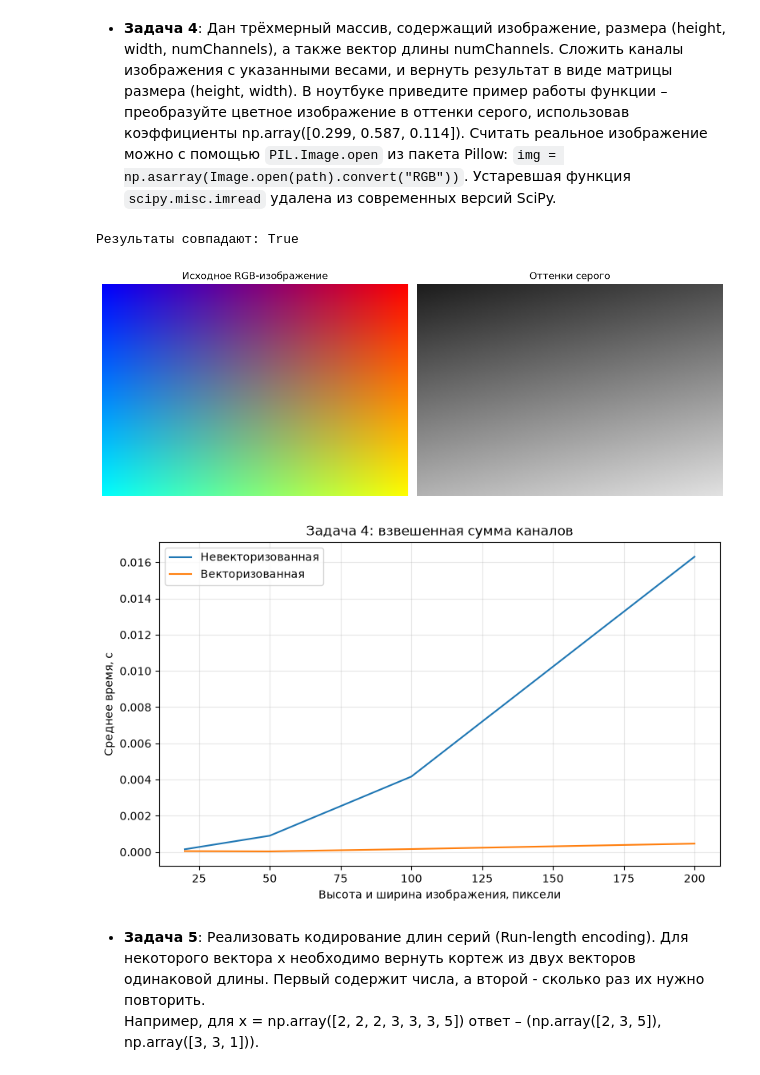
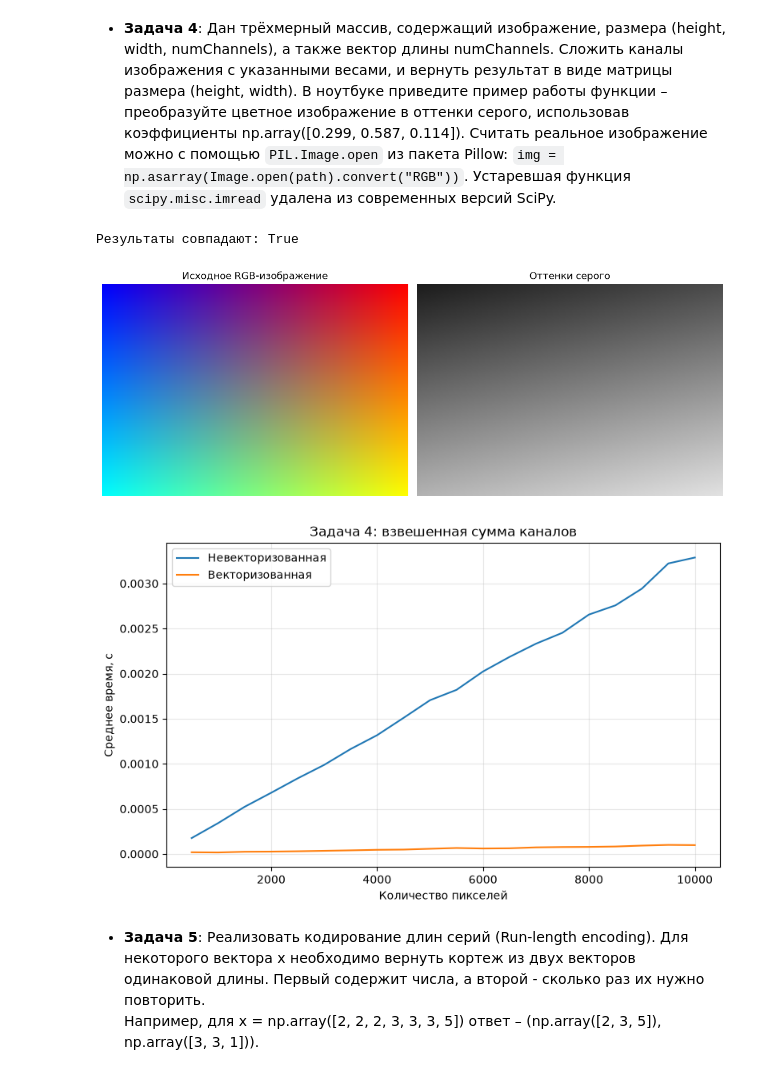
Before and after one commit to Doki33935/ML-SUNC11, a Jupyter notebook: task_numpy/task_numpy_practice.ipynb, the cells around one changed output. Cells and saved outputs as stored; diff of their text form; code cells hidden in the pictures.

```diff
--- a/task_numpy/task_numpy_practice.ipynb
+++ b/task_numpy/task_numpy_practice.ipynb
@@ -60,12 +60,14 @@ plt.show()
 # %%
 reload_solution_modules()
 
-data_sizes = np.array([10, 30, 70, 120])
+data_sizes = np.arange(500, 10_001, 500)
 time_non_vectorized, time_vectorized = [], []
 
 
 for size in data_sizes:
-    data = np.random.default_rng().integers(0, 10, size=(size, size))
+    rows = int(np.sqrt(size))
+    columns = int(np.ceil(size / rows))
+    data = np.random.default_rng().integers(0, 10, size=(rows, columns))
     python_data = data.tolist()
 
     start = time.perf_counter()
@@ -84,7 +86,7 @@ axis.plot(data_sizes, time_non_vectorized, label="Невекторизованн
 axis.plot(data_sizes, time_vectorized, label="Векторизованная")
 
 axis.set_title("Задача 1: произведение ненулевой диагонали")
-axis.set_xlabel("Размер квадратной матрицы")
+axis.set_xlabel("Количество элементов матрицы")
 axis.set_ylabel("Среднее время, с")
 
 axis.grid(True, alpha=0.3)
@@ -102,7 +104,7 @@ plt.show()
 # %%
 reload_solution_modules()
 
-data_sizes = np.array([100, 300, 700, 1200])
+data_sizes = np.arange(500, 10_001, 500)
 time_non_vectorized, time_vectorized = [], []
 
 
@@ -146,7 +148,7 @@ plt.show()
 # %%
 reload_solution_modules()
 
-data_sizes = np.array([100, 1000, 10_000, 100_000])
+data_sizes = np.arange(500, 10_001, 500)
 time_non_vectorized, time_vectorized = [], []
 
 
@@ -210,42 +212,46 @@ for axis in axes:
 figure.tight_layout()
 plt.show()
 
-data_sizes = np.array([20, 50, 100, 200])
+data_sizes = np.arange(500, 10_001, 500)
 time_non_vectorized, time_vectorized = [], []
 
 
 for size in data_sizes:
-    data = np.random.default_rng().integers(0, 256, size=(size, size, 3))
+    image_height = 100
+    image_width = size // image_height
+    data = np.random.default_rng().integers(
+        0, 256, size=(image_height, image_width, 3)
+    )
     data_list = data.tolist()
 
     start = time.perf_counter()
     for _ in range(20):
         functions.convert_image(data_list, coefs.tolist())
     time_non_vectorized.append((time.perf_counter() - start) / 20)
 
     start = time.perf_counter()
     for _ in range(20):
         functions_vectorized.convert_image(data, coefs)
     time_vectorized.append((time.perf_counter() - start) / 20)
 
 figure, axis = plt.subplots(figsize=(8, 5))
 
 axis.plot(data_sizes, time_non_vectorized, label="Невекторизованная")
 axis.plot(data_sizes, time_vectorized, label="Векторизованная")
 
 axis.set_title("Задача 4: взвешенная сумма каналов")
-axis.set_xlabel("Высота и ширина изображения, пиксели")
+axis.set_xlabel("Количество пикселей")
 axis.set_ylabel("Среднее время, с")
 
 axis.grid(True, alpha=0.3)
 axis.legend()
 
 figure.tight_layout()
 plt.show()
 # %% [output]
 Результаты совпадают: True
 [figure]
-[figure, old version]
+[figure, new version]
 # %% [markdown]
 * __Задача 5__: Реализовать кодирование длин серий (Run-length encoding). Для некоторого вектора x необходимо вернуть кортеж из двух векторов одинаковой длины. Первый содержит числа, а второй - сколько раз их нужно повторить.
  Например, для x = np.array([2, 2, 2, 3, 3, 3, 5]) ответ – (np.array([2, 3, 5]), np.array([3, 3, 1])).
```
Also changed, not shown: parts of 5 cells of this notebook.
